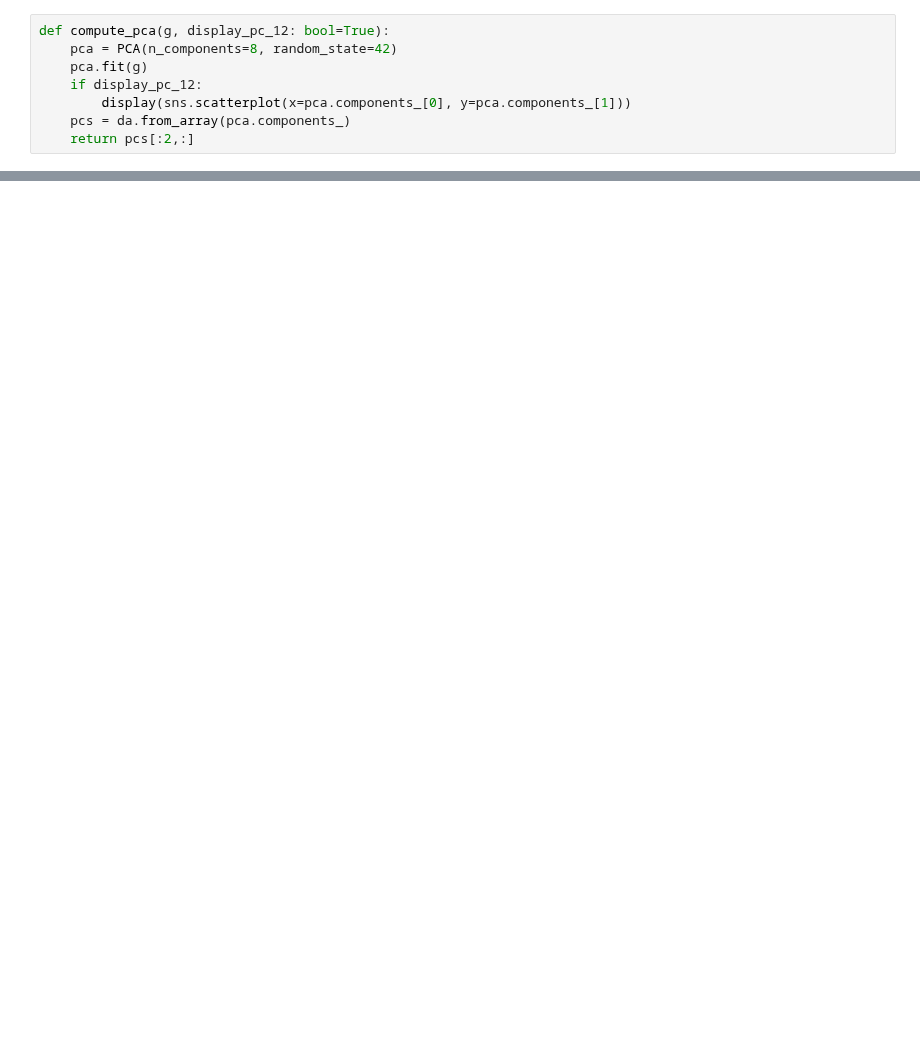
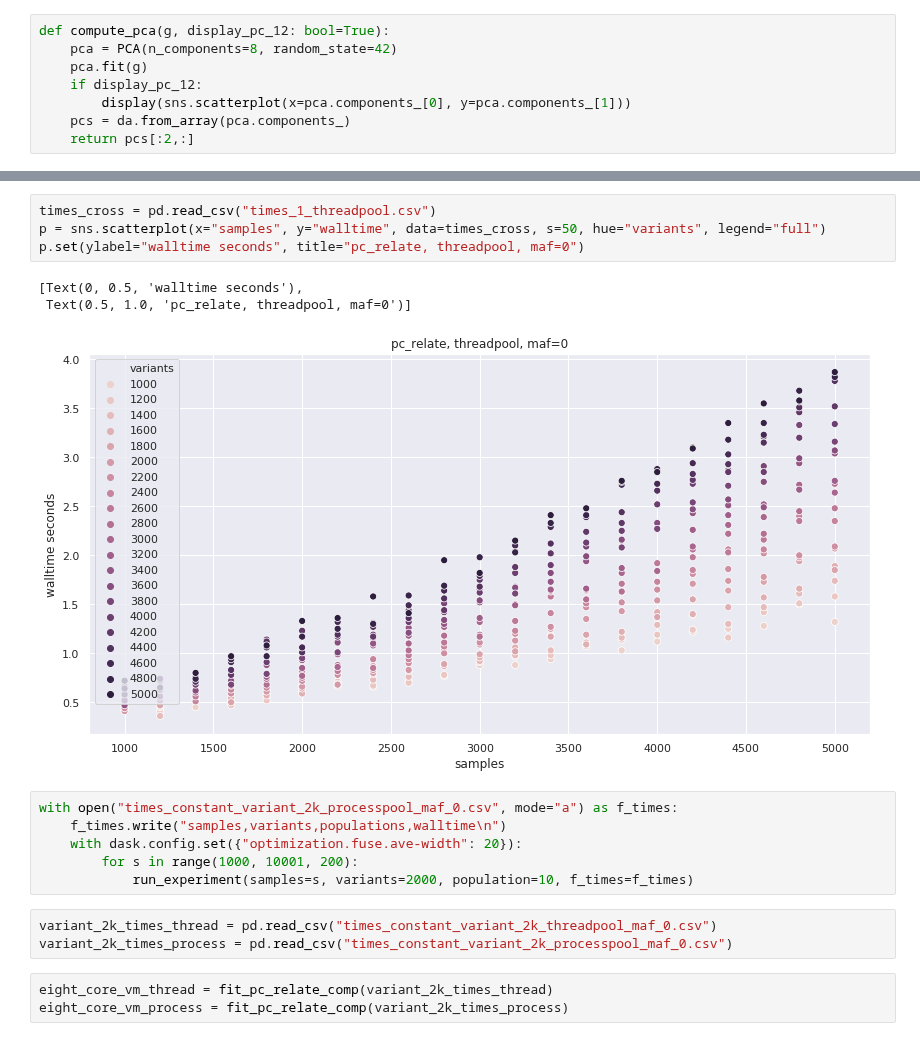
Before and after one commit to related-sciences/gwas-analysis, a Jupyter notebook: notebooks/platform/xarray/pc_relate/pc_relate_dask_benchmark.ipynb, the cells around one changed output, grey strips where cells are left out. Drawn from its saved outputs; the diff is of its cells as text; blank space fills up the shorter version.

Commit message:
Add dask pc-relate benchmarks

```diff
--- a/notebooks/platform/xarray/pc_relate/pc_relate_dask_benchmark.ipynb
+++ b/notebooks/platform/xarray/pc_relate/pc_relate_dask_benchmark.ipynb
@@ -109,0 +117,20 @@ p.legend(["block_size=samples", "block_size=2cores", "block_size=3cores", "block
+# %%
+times_cross = pd.read_csv("times_1_threadpool.csv")
+p = sns.scatterplot(x="samples", y="walltime", data=times_cross, s=50, hue="variants", legend="full")
+p.set(ylabel="walltime seconds", title="pc_relate, threadpool, maf=0")
+# %% [output]
+[Text(0, 0.5, 'walltime seconds'),
+ Text(0.5, 1.0, 'pc_relate, threadpool, maf=0')]
+[figure, added]
+# %%
+with open("times_constant_variant_2k_processpool_maf_0.csv", mode="a") as f_times:
+    f_times.write("samples,variants,populations,walltime\n")
+    with dask.config.set({"optimization.fuse.ave-width": 20}):
+        for s in range(1000, 10001, 200):
+            run_experiment(samples=s, variants=2000, population=10, f_times=f_times)
+# %%
+variant_2k_times_thread = pd.read_csv("times_constant_variant_2k_threadpool_maf_0.csv")
+variant_2k_times_process = pd.read_csv("times_constant_variant_2k_processpool_maf_0.csv")
+# %%
+eight_core_vm_thread = fit_pc_relate_comp(variant_2k_times_thread)
+eight_core_vm_process = fit_pc_relate_comp(variant_2k_times_process)
```
Also changed, not shown: parts of 42 cells of this notebook, 12 other files.
